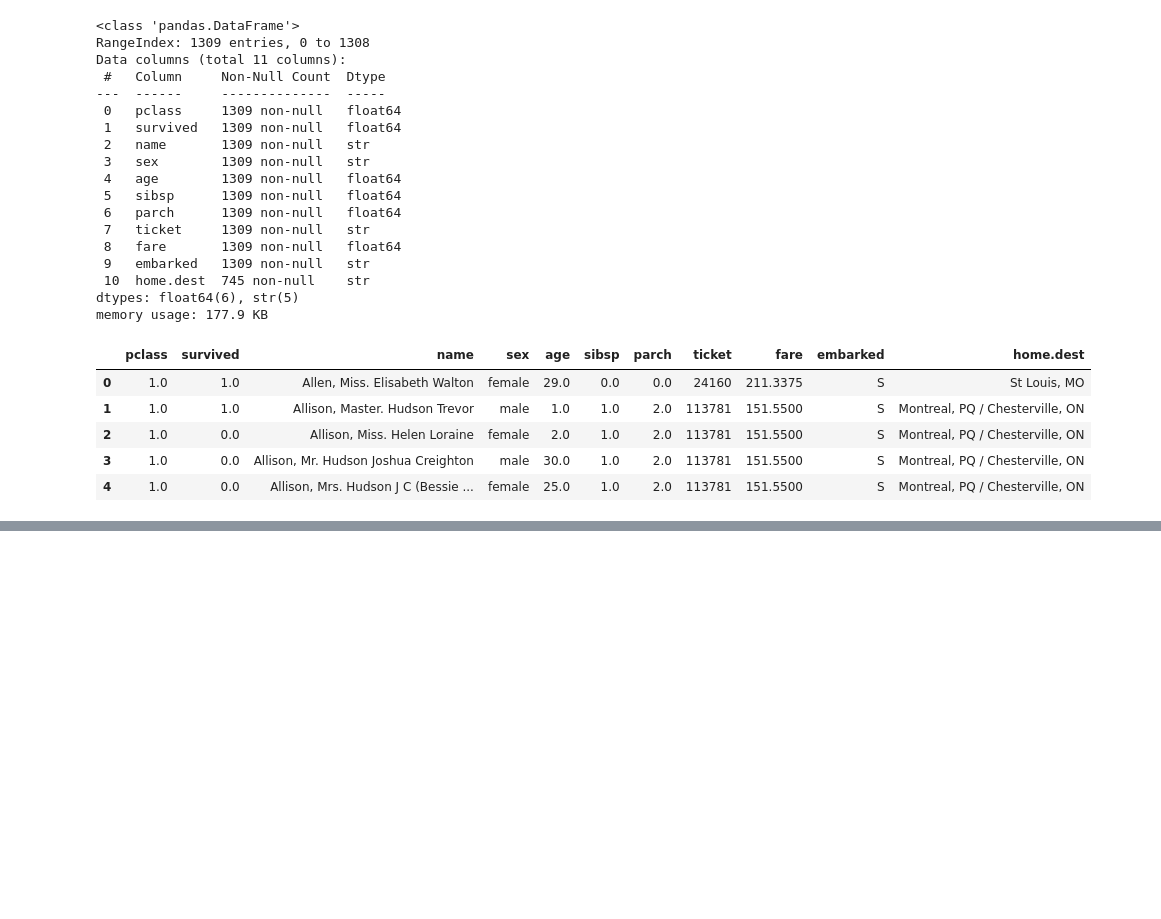
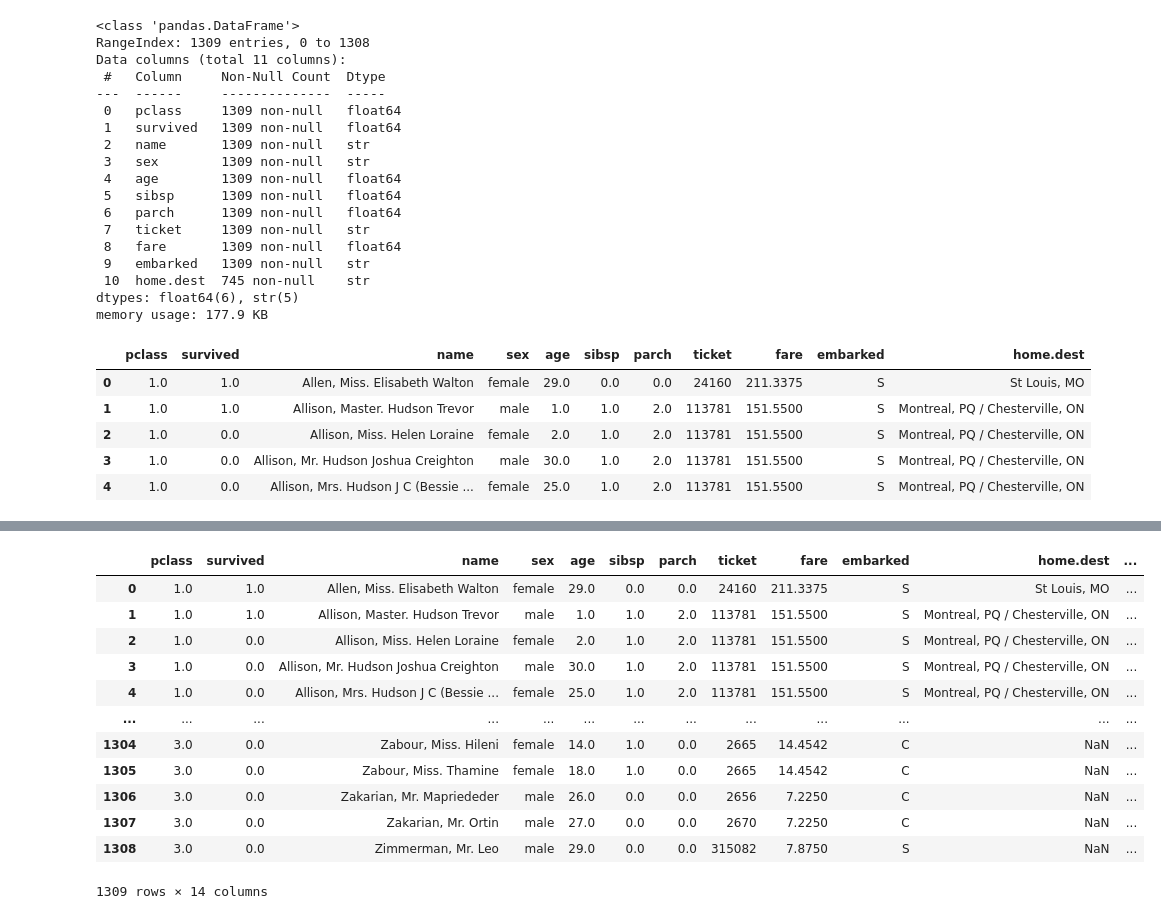
Before and after one commit to Mohamadzf23/titanic-survival-classification, a Jupyter notebook: src/titanic_classification.ipynb, the cells around one changed output, grey strips where cells are left out. Cells and saved outputs as stored; diff of their text form; code cells hidden in the pictures; blank space fills up the shorter version.

```diff
--- a/src/titanic_classification.ipynb
+++ b/src/titanic_classification.ipynb
@@ -292,3 +292,6 @@ titanic.head()
 | 2 | 1.0 | 0.0 | Allison, Miss. Helen Loraine | female | 2.0 | 1.0 | 2.0 | 113781 | 151.5500 | S | Montreal, PQ / Chesterville, ON |
 | 3 | 1.0 | 0.0 | Allison, Mr. Hudson Joshua Creighton | male | 30.0 | 1.0 | 2.0 | 113781 | 151.5500 | S | Montreal, PQ / Chesterville, ON |
 | 4 | 1.0 | 0.0 | Allison, Mrs. Hudson J C (Bessie ... | female | 25.0 | 1.0 | 2.0 | 113781 | 151.5500 | S | Montreal, PQ / Chesterville, ON |
+# %%
+titanic['alone'] = ((titanic['sibsp'] == 0) & (titanic['parch'] == 0))
+titanic['alone']
@@ -294,0 +311,3 @@ titanic.head()
+# %%
+titanic['FamilySize'] = titanic['sibsp'] + titanic['parch'] + 1
+titanic['FamilySize']
@@ -294,0 +327,19 @@ titanic.head()
+# %%
+label = ['infant', 'toddler', 'child', 'teen', 'adult', 'middle_age', 'senior', 'old']
+bin = [0, 1, 4, 12, 18, 39, 59, 74, np.inf]
+titanic['age_group'] = pd.cut(titanic['age'], labels=label, bins=bin)
+titanic
+# %% [output]
+|  | pclass | survived | name | sex | age | sibsp | parch | ticket | fare | embarked | home.dest | ... |
+| 0 | 1.0 | 1.0 | Allen, Miss. Elisabeth Walton | female | 29.0 | 0.0 | 0.0 | 24160 | 211.3375 | S | St Louis, MO | ... |
+| 1 | 1.0 | 1.0 | Allison, Master. Hudson Trevor | male | 1.0 | 1.0 | 2.0 | 113781 | 151.5500 | S | Montreal, PQ / Chesterville, ON | ... |
+| 2 | 1.0 | 0.0 | Allison, Miss. Helen Loraine | female | 2.0 | 1.0 | 2.0 | 113781 | 151.5500 | S | Montreal, PQ / Chesterville, ON | ... |
+| 3 | 1.0 | 0.0 | Allison, Mr. Hudson Joshua Creighton | male | 30.0 | 1.0 | 2.0 | 113781 | 151.5500 | S | Montreal, PQ / Chesterville, ON | ... |
+| 4 | 1.0 | 0.0 | Allison, Mrs. Hudson J C (Bessie ... | female | 25.0 | 1.0 | 2.0 | 113781 | 151.5500 | S | Montreal, PQ / Chesterville, ON | ... |
+| ... | ... | ... | ... | ... | ... | ... | ... | ... | ... | ... | ... | ... |
+| 1304 | 3.0 | 0.0 | Zabour, Miss. Hileni | female | 14.0 | 1.0 | 0.0 | 2665 | 14.4542 | C | NaN | ... |
+| 1305 | 3.0 | 0.0 | Zabour, Miss. Thamine | female | 18.0 | 1.0 | 0.0 | 2665 | 14.4542 | C | NaN | ... |
+| 1306 | 3.0 | 0.0 | Zakarian, Mr. Mapriededer | male | 26.0 | 0.0 | 0.0 | 2656 | 7.2250 | C | NaN | ... |
+| 1307 | 3.0 | 0.0 | Zakarian, Mr. Ortin | male | 27.0 | 0.0 | 0.0 | 2670 | 7.2250 | C | NaN | ... |
+| 1308 | 3.0 | 0.0 | Zimmerman, Mr. Leo | male | 29.0 | 0.0 | 0.0 | 315082 | 7.8750 | S | NaN | ... |
+1309 rows × 14 columns
```
Also changed, not shown: parts of 19 cells of this notebook.
